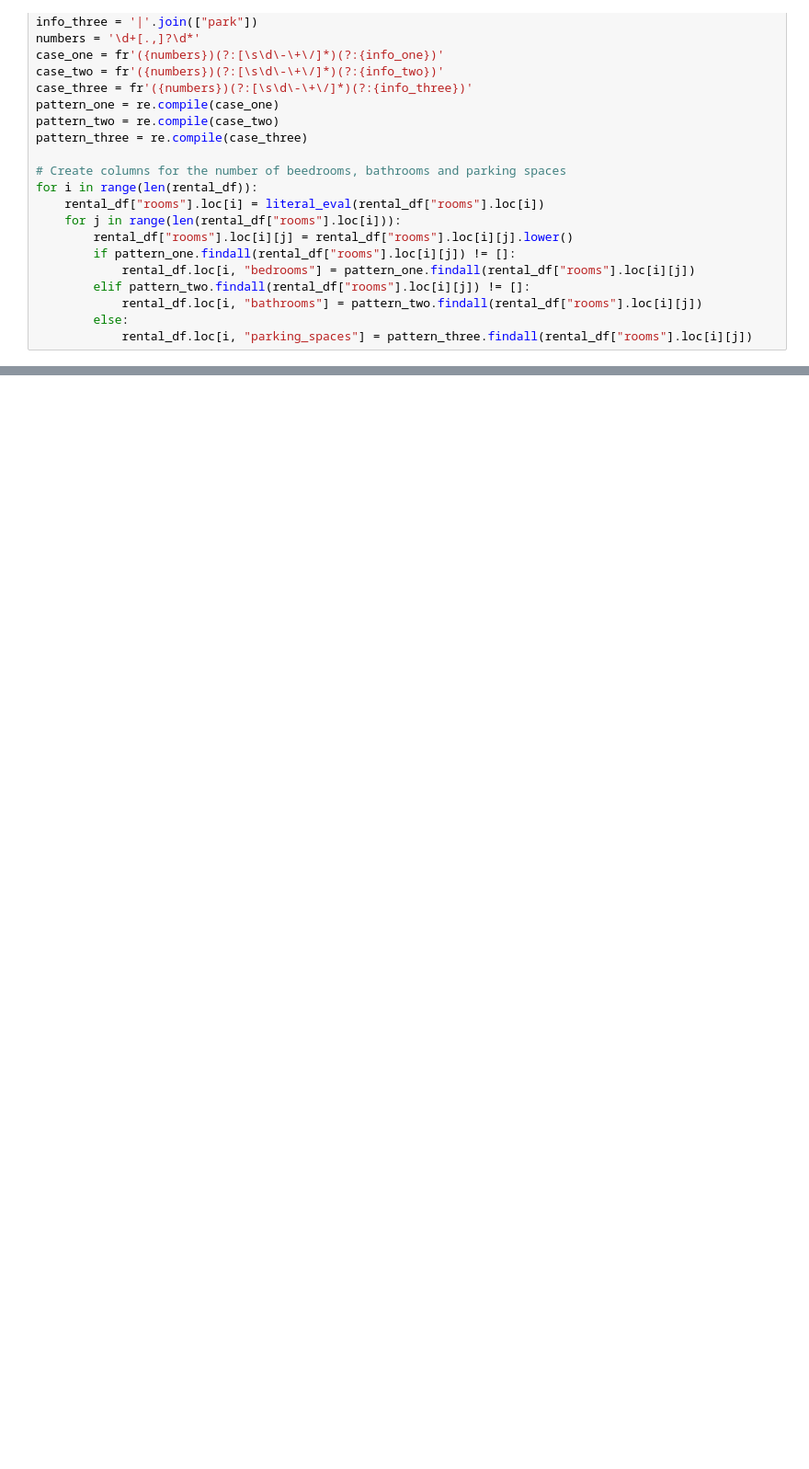
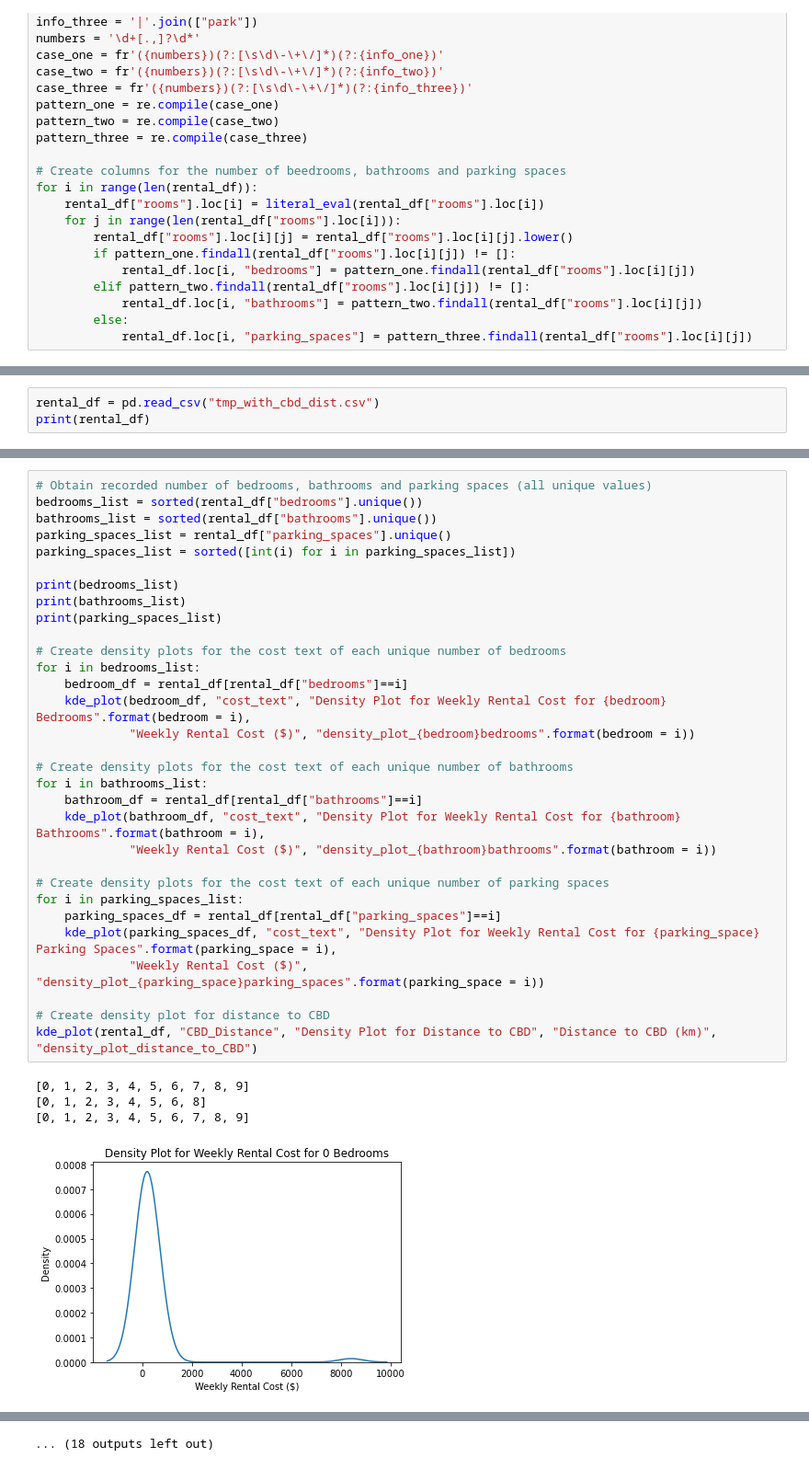
Before and after one commit to MAST30034-Applied-Data-Science/generic-real-estate-consulting-project-group-20, a Jupyter notebook: notebooks/MAST30034_Project_2_Code.ipynb, the cells around one changed output, grey strips where cells are left out. Shown at 92% size. Saved outputs shown, nothing was run; the diff lists cells and outputs as text; blank space fills up the shorter version.

```diff
--- a/notebooks/MAST30034_Project_2_Code.ipynb
+++ b/notebooks/MAST30034_Project_2_Code.ipynb
@@ -161,0 +191,3 @@ print(rental_df.head())
+# %%
+rental_df = pd.read_csv("tmp_with_cbd_dist.csv")
+print(rental_df)
@@ -161,0 +212,36 @@ print(rental_df.head())
+# %%
+# Obtain recorded number of bedrooms, bathrooms and parking spaces (all unique values)
+bedrooms_list = sorted(rental_df["bedrooms"].unique())
+bathrooms_list = sorted(rental_df["bathrooms"].unique())
+parking_spaces_list = rental_df["parking_spaces"].unique()
+parking_spaces_list = sorted([int(i) for i in parking_spaces_list])
+
+print(bedrooms_list)
+print(bathrooms_list)
+print(parking_spaces_list)
+
+# Create density plots for the cost text of each unique number of bedrooms
+for i in bedrooms_list:
+    bedroom_df = rental_df[rental_df["bedrooms"]==i]
+    kde_plot(bedroom_df, "cost_text", "Density Plot for Weekly Rental Cost for {bedroom} Bedrooms".format(bedroom = i),
+             "Weekly Rental Cost ($)", "density_plot_{bedroom}bedrooms".format(bedroom = i))
+
+# Create density plots for the cost text of each unique number of bathrooms
+for i in bathrooms_list:
+    bathroom_df = rental_df[rental_df["bathrooms"]==i]
+    kde_plot(bathroom_df, "cost_text", "Density Plot for Weekly Rental Cost for {bathroom} Bathrooms".format(bathroom = i),
+             "Weekly Rental Cost ($)", "density_plot_{bathroom}bathrooms".format(bathroom = i))
+
+# Create density plots for the cost text of each unique number of parking spaces
+for i in parking_spaces_list:
+    parking_spaces_df = rental_df[rental_df["parking_spaces"]==i]
+    kde_plot(parking_spaces_df, "cost_text", "Density Plot for Weekly Rental Cost for {parking_space} Parking Spaces".format(parking_space = i),
+             "Weekly Rental Cost ($)", "density_plot_{parking_space}parking_spaces".format(parking_space = i))
+
+# Create density plot for distance to CBD
+kde_plot(rental_df, "CBD_Distance", "Density Plot for Distance to CBD", "Distance to CBD (km)", "density_plot_distance_to_CBD")
+# %% [output]
+[0, 1, 2, 3, 4, 5, 6, 7, 8, 9]
+[0, 1, 2, 3, 4, 5, 6, 8]
+[0, 1, 2, 3, 4, 5, 6, 7, 8, 9]
+[figure, added]
@@ -161,0 +258 @@ print(rental_df.head())
+... (18 outputs left out)
```
Also changed, not shown: parts of 9 cells of this notebook.
